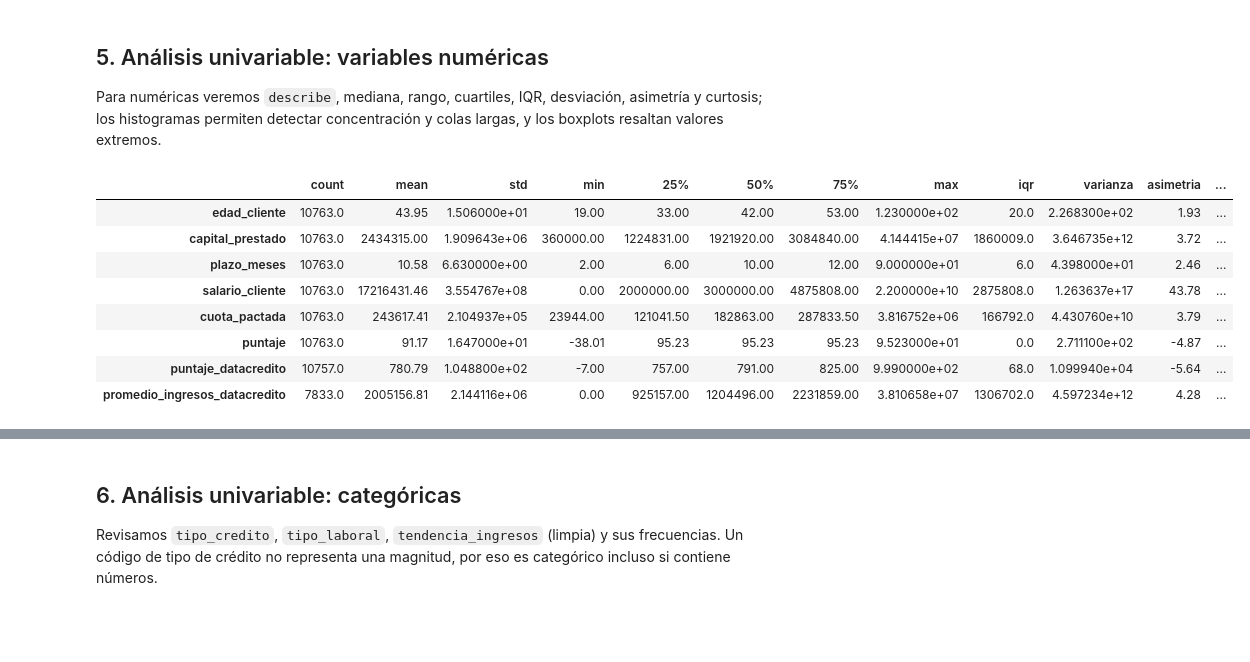
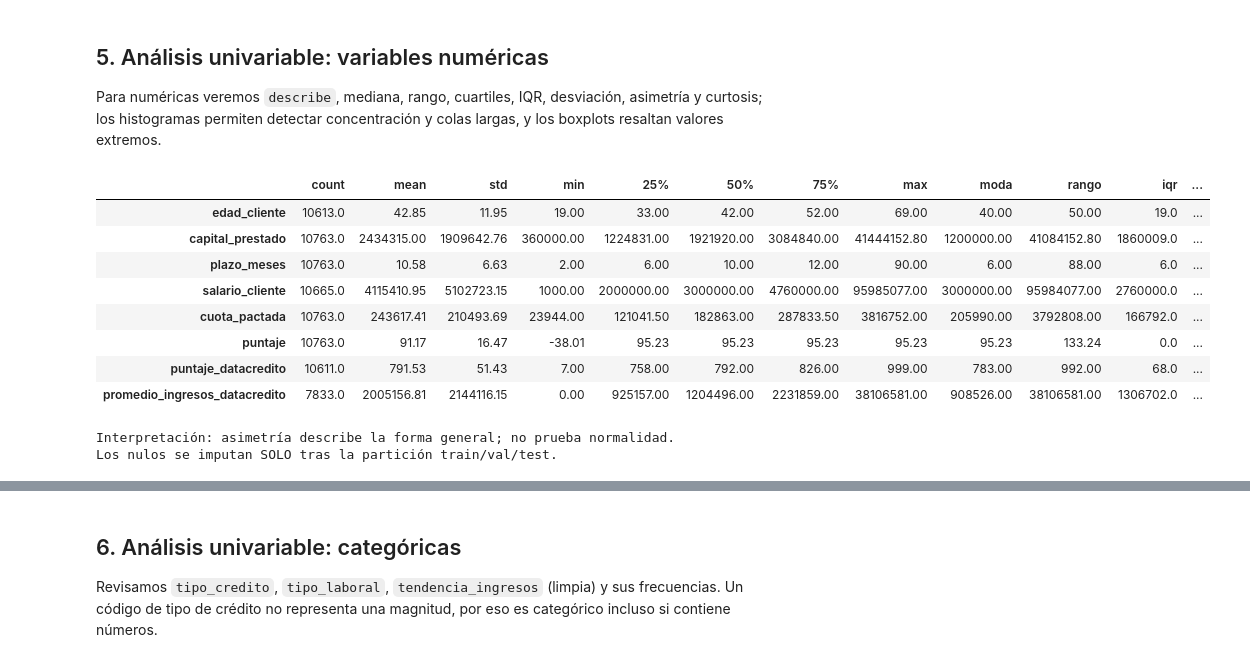
Before and after one commit to miguellopez1602/MLOPS, a Jupyter notebook: mlops_pipeline/comprension_eda.ipynb, the cells around one changed output, grey strips where cells are left out. Saved outputs shown, nothing was run; the diff lists cells and outputs as text; code cells hidden in the pictures; blank space fills up the shorter version.

```diff
--- a/mlops_pipeline/comprension_eda.ipynb
+++ b/mlops_pipeline/comprension_eda.ipynb
@@ -133,0 +138,10 @@ display(audit)
+# %%
+eda_limpia=df.copy()
+eda_limpia["edad_cliente"]=eda_limpia["edad_cliente"].where(eda_limpia["edad_cliente"].between(18,100))
+eda_limpia["salario_cliente"]=eda_limpia["salario_cliente"].where(eda_limpia["salario_cliente"].between(1,100_000_000))
+eda_limpia["puntaje_datacredito"]=eda_limpia["puntaje_datacredito"].where(eda_limpia["puntaje_datacredito"].between(1,1000))
+eda_limpia["plazo_meses"]=eda_limpia["plazo_meses"].where(eda_limpia["plazo_meses"].between(1,360))
+for col in ["capital_prestado","cuota_pactada","promedio_ingresos_datacredito"]:
+    eda_limpia[col]=eda_limpia[col].where(eda_limpia[col].ge(0))
+print("Edad inválida convertida a nulo:", eda_limpia.edad_cliente.isna().sum())
+print("Salario inválido convertido a nulo:", eda_limpia.salario_cliente.isna().sum())
@@ -150,22 +167,31 @@ Para numéricas veremos `describe`, mediana, rango, cuartiles, IQR, desviación,
 # %%
 numericas=["edad_cliente","capital_prestado","plazo_meses","salario_cliente","cuota_pactada",
            "puntaje","puntaje_datacredito","promedio_ingresos_datacredito"]
-stats=df[numericas].describe(percentiles=[.25,.5,.75]).T
-stats["iqr"]=stats["75%"]-stats["25%"]
-stats["varianza"]=df[numericas].var()
-stats["asimetria"]=df[numericas].skew()
-stats["curtosis"]=df[numericas].kurt()
+# Estadística con valores imposibles anulados (no se descartan observaciones).
+stats=eda_limpia[numericas].describe(percentiles=[.25,.5,.75]).T
+stats["moda"] = eda_limpia[numericas].mode(dropna=True).iloc[0]
+stats["rango"] = eda_limpia[numericas].max()-eda_limpia[numericas].min()
+stats["iqr"] = stats["75%"]-stats["25%"]
+stats["varianza"] = eda_limpia[numericas].var()
+stats["asimetria"] = eda_limpia[numericas].skew()
+stats["curtosis"] = eda_limpia[numericas].kurt()
+stats["tipo_distribucion"] = stats["asimetria"].apply(lambda s:
+    "Asimetría positiva (cola derecha)" if s > .5 else
+    ("Asimetría negativa (cola izquierda)" if s < -.5 else "Aproximadamente simétrica"))
 display(stats.round(2))
+print("Interpretación: asimetría describe la forma general; no prueba normalidad.\nLos nulos se imputan SOLO tras la partición train/val/test.")
 # %% [output]
-|  | count | mean | std | min | 25% | 50% | 75% | max | iqr | varianza | asimetria | ... |
-| edad_cliente | 10763.0 | 43.95 | 1.506000e+01 | 19.00 | 33.00 | 42.00 | 53.00 | 1.230000e+02 | 20.0 | 2.268300e+02 | 1.93 | ... |
-| capital_prestado | 10763.0 | 2434315.00 | 1.909643e+06 | 360000.00 | 1224831.00 | 1921920.00 | 3084840.00 | 4.144415e+07 | 1860009.0 | 3.646735e+12 | 3.72 | ... |
-| plazo_meses | 10763.0 | 10.58 | 6.630000e+00 | 2.00 | 6.00 | 10.00 | 12.00 | 9.000000e+01 | 6.0 | 4.398000e+01 | 2.46 | ... |
-| salario_cliente | 10763.0 | 17216431.46 | 3.554767e+08 | 0.00 | 2000000.00 | 3000000.00 | 4875808.00 | 2.200000e+10 | 2875808.0 | 1.263637e+17 | 43.78 | ... |
-| cuota_pactada | 10763.0 | 243617.41 | 2.104937e+05 | 23944.00 | 121041.50 | 182863.00 | 287833.50 | 3.816752e+06 | 166792.0 | 4.430760e+10 | 3.79 | ... |
-| puntaje | 10763.0 | 91.17 | 1.647000e+01 | -38.01 | 95.23 | 95.23 | 95.23 | 9.523000e+01 | 0.0 | 2.711100e+02 | -4.87 | ... |
-| puntaje_datacredito | 10757.0 | 780.79 | 1.048800e+02 | -7.00 | 757.00 | 791.00 | 825.00 | 9.990000e+02 | 68.0 | 1.099940e+04 | -5.64 | ... |
-| promedio_ingresos_datacredito | 7833.0 | 2005156.81 | 2.144116e+06 | 0.00 | 925157.00 | 1204496.00 | 2231859.00 | 3.810658e+07 | 1306702.0 | 4.597234e+12 | 4.28 | ... |
+|  | count | mean | std | min | 25% | 50% | 75% | max | moda | rango | iqr | ... |
+| edad_cliente | 10613.0 | 42.85 | 11.95 | 19.00 | 33.00 | 42.00 | 52.00 | 69.00 | 40.00 | 50.00 | 19.0 | ... |
+| capital_prestado | 10763.0 | 2434315.00 | 1909642.76 | 360000.00 | 1224831.00 | 1921920.00 | 3084840.00 | 41444152.80 | 1200000.00 | 41084152.80 | 1860009.0 | ... |
+| plazo_meses | 10763.0 | 10.58 | 6.63 | 2.00 | 6.00 | 10.00 | 12.00 | 90.00 | 6.00 | 88.00 | 6.0 | ... |
+| salario_cliente | 10665.0 | 4115410.95 | 5102723.15 | 1000.00 | 2000000.00 | 3000000.00 | 4760000.00 | 95985077.00 | 3000000.00 | 95984077.00 | 2760000.0 | ... |
+| cuota_pactada | 10763.0 | 243617.41 | 210493.69 | 23944.00 | 121041.50 | 182863.00 | 287833.50 | 3816752.00 | 205990.00 | 3792808.00 | 166792.0 | ... |
+| puntaje | 10763.0 | 91.17 | 16.47 | -38.01 | 95.23 | 95.23 | 95.23 | 95.23 | 95.23 | 133.24 | 0.0 | ... |
+| puntaje_datacredito | 10611.0 | 791.53 | 51.43 | 7.00 | 758.00 | 792.00 | 826.00 | 999.00 | 783.00 | 992.00 | 68.0 | ... |
+| promedio_ingresos_datacredito | 7833.0 | 2005156.81 | 2144116.15 | 0.00 | 925157.00 | 1204496.00 | 2231859.00 | 38106581.00 | 908526.00 | 38106581.00 | 1306702.0 | ... |
+Interpretación: asimetría describe la forma general; no prueba normalidad.
+Los nulos se imputan SOLO tras la partición train/val/test.
 # %%
 fig, axes=plt.subplots(2,3,figsize=(15,8))
 for ax,col in zip(axes.flat,["edad_cliente","capital_prestado","plazo_meses","salario_cliente","puntaje_datacredito","cuota_pactada"]):
```
Also changed, not shown: parts of 16 cells of this notebook, 30 other files.
